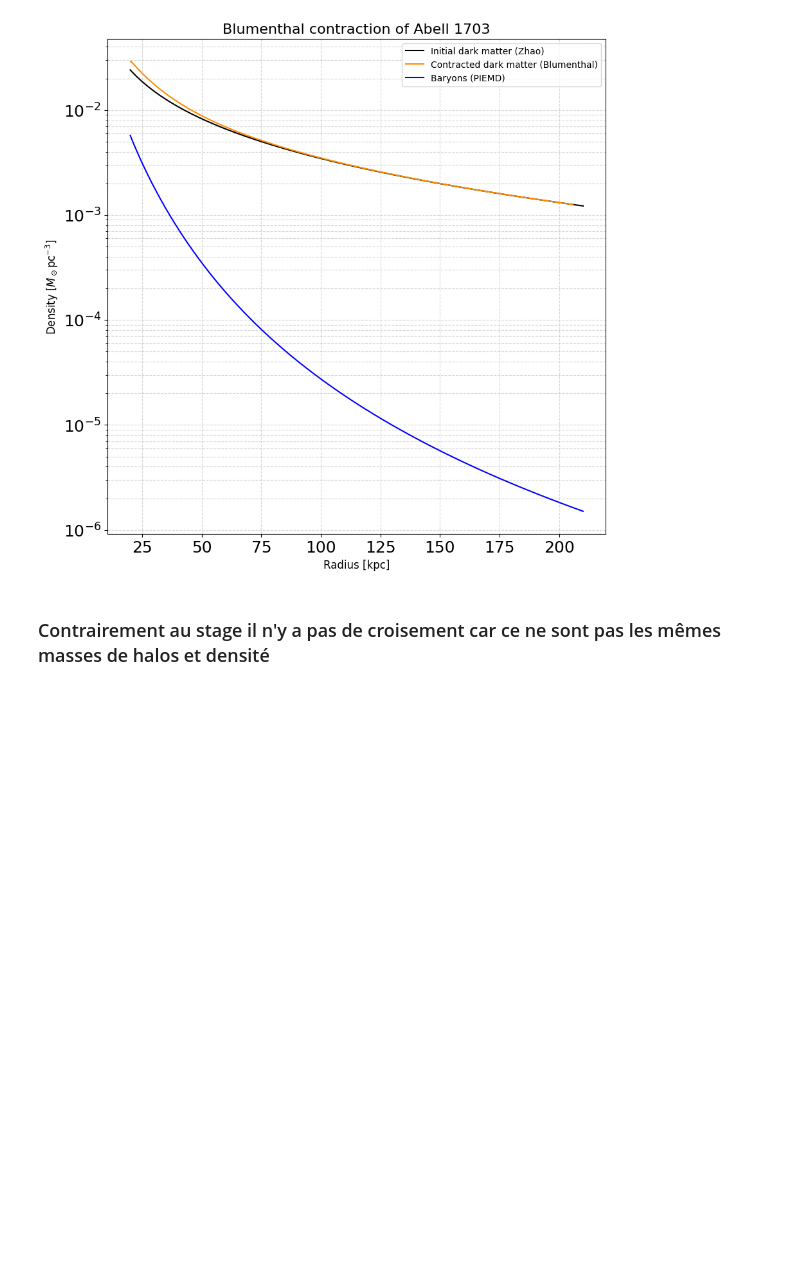
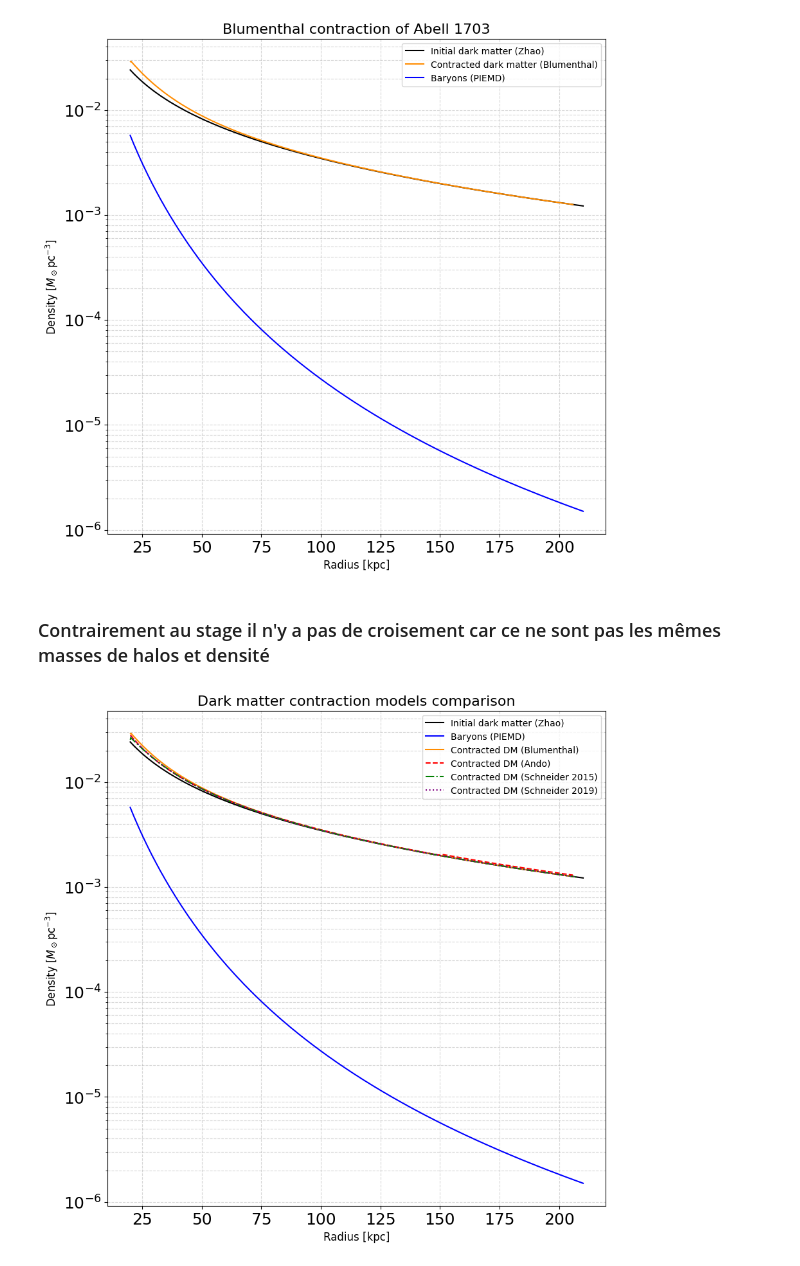
Before and after one commit to BaptisteSevilla/Dark-matter, a Jupyter notebook: Super.ipynb, the cells around one changed output. Drawn from its saved outputs; the diff is of its cells as text; code cells hidden in the pictures; blank space fills up the shorter version.

Commit message:
Plusieurs contractions

```diff
--- a/Super.ipynb
+++ b/Super.ipynb
@@ -97,0 +105,24 @@ plt.show()
+# %%
+config.CONTRACTION = 'Ando'
+Ando = general.contract_halo()
+
+rf_kpc_ando = (Ando['r_f'] / constantes.H) * 1000.0
+rf_clean_ando = rf_kpc_ando[1:]
+rho_contracted_clean_ando = Ando['rho_dm_contracted'][1:]
+valid_rf_ando = rf_clean_ando >= 20
+# %%
+config.CONTRACTION = 'Schneider2015'
+Schneider_2015 = general.contract_halo()
+
+rf_kpc_Schneider_2015 = (Schneider_2015['r_f'] / constantes.H) * 1000.0
+rf_clean_Schneider_2015 = rf_kpc_Schneider_2015[1:]
+rho_contracted_clean_Schneider_2015 = Schneider_2015['rho_dm_contracted'][1:]
+valid_rf_Schneider_2015 = rf_clean_Schneider_2015 >= 20
+# %%
+config.CONTRACTION = 'Schneider2019'
+Schneider_2019 = general.contract_halo()
+
+rf_kpc_Schneider_2019 = (Schneider_2019['r_f'] / constantes.H) * 1000.0
+rf_clean_Schneider_2019 = rf_kpc_Schneider_2019[1:]
+rho_contracted_clean_Schneider_2019 = Schneider_2019['rho_dm_contracted'][1:]
+valid_rf_Schneider_2019 = rf_clean_Schneider_2019 >= 20
@@ -97,0 +137,20 @@ plt.show()
+# %%
+plt.figure(figsize=FIGSIZE)
+plt.semilogy(r_kpc, halo['rho_dm_initial'] , label=f'Initial dark matter ({dm})', color='black')
+plt.semilogy(r_kpc, rho_baryons , label=f'Baryons ({bar})', color='blue')
+
+plt.semilogy(rf_clean_Blumenthal[valid_rf_Blumenthal], rho_contracted_clean_Blumenthal[valid_rf_Blumenthal], label='Contracted DM (Blumenthal)', color='darkorange')
+plt.semilogy(rf_clean_ando[valid_rf_ando], rho_contracted_clean_ando[valid_rf_ando], label='Contracted DM (Ando)', color='red', linestyle='--')
+plt.semilogy(rf_clean_Schneider_2015[valid_rf_Schneider_2015], rho_contracted_clean_Schneider_2015[valid_rf_Schneider_2015], label='Contracted DM (Schneider 2015)', color='green', linestyle='-.')
+plt.semilogy(rf_clean_Schneider_2019[valid_rf_Schneider_2019], rho_contracted_clean_Schneider_2019[valid_rf_Schneider_2019], label='Contracted DM (Schneider 2019)', color='purple', linestyle=':')
+# plt.semilogy(rf_clean_Schneider_2025[valid_rf_Schneider_2025], rho_contracted_clean_Schneider_2025[valid_rf_Schneider_2025], label='Contracted DM (Schneider 2025)', color='brown', linestyle='-')
+
+plt.title("Dark matter contraction models comparison", fontsize=16)
+plt.xlabel(r'Radius [kpc]', fontsize=12)
+plt.ylabel(r'Density [$M_\odot \mathrm{pc}^{-3}$]', fontsize=12)
+plt.legend(fontsize=10)
+plt.grid(True, which="both", ls="--", alpha=0.5)
+
+plt.show()
+# %% [output]
+[figure, added]
```
Also changed, not shown: parts of 3 cells of this notebook, 1 other file.
